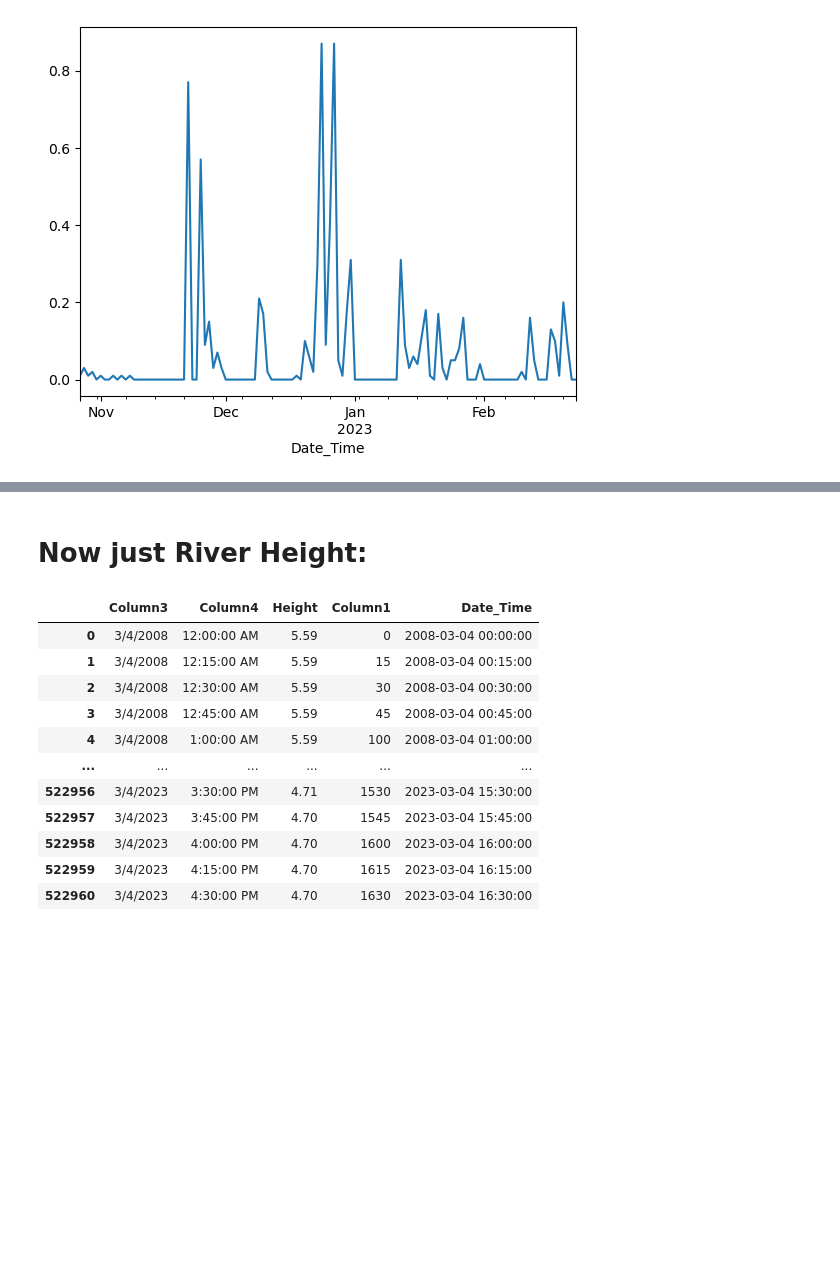
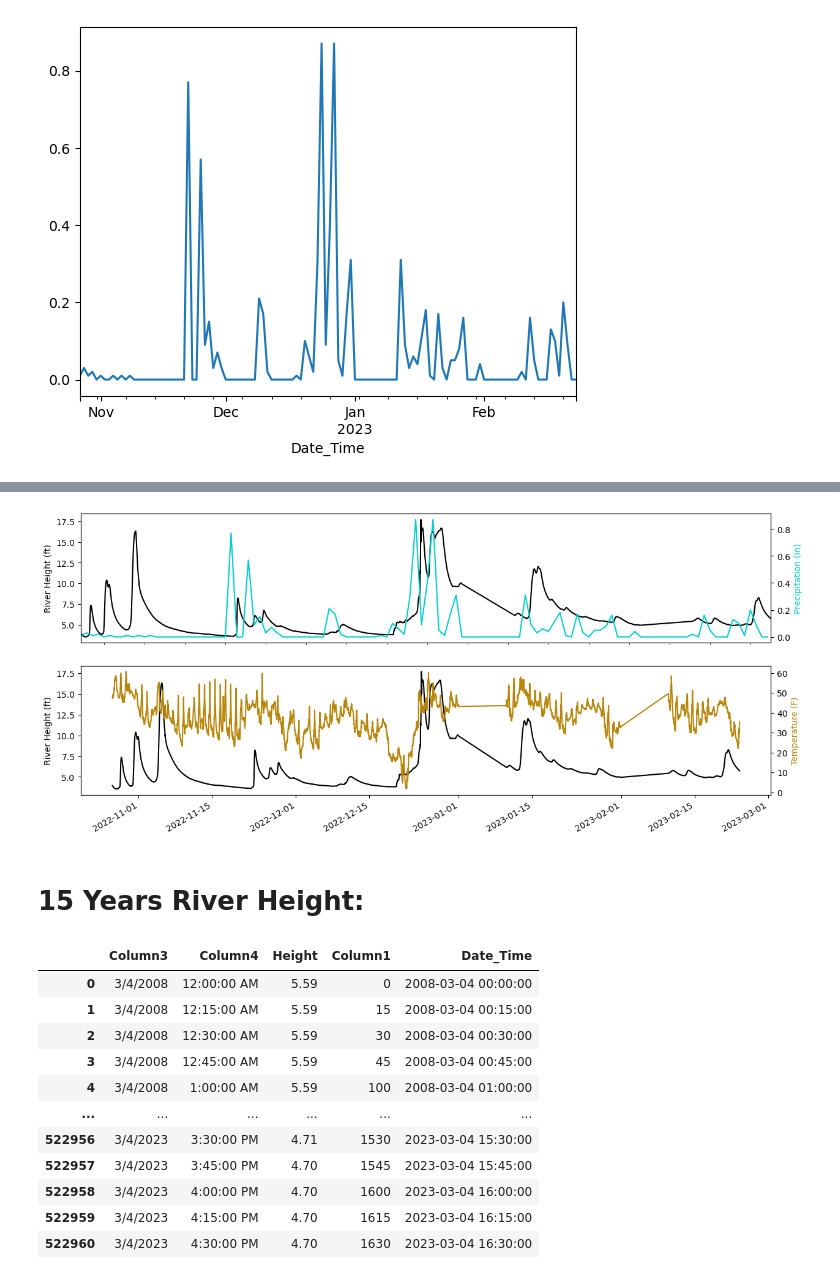
Before and after one commit to tydunn1/Nooksack_River_Analysis, a Jupyter notebook: Final.ipynb, the cells around one changed output, grey strips where cells are left out. Drawn from its saved outputs; the diff is of its cells as text; code cells hidden in the pictures; blank space fills up the shorter version.

```diff
--- a/Final.ipynb
+++ b/Final.ipynb
@@ -58,5 +59,25 @@ axes[2].plot(df.Date_Time, df.Temp)
+# %%
+fig, axes = plt.subplots(figsize = (12, 6), nrows = 2)
+ax0, ax1 = axes
+fig.tight_layout() # add spacing between plots
+
+axes[0].plot(df.Date_Time, df.Height, color = 'black')
+ax0 = rain_resamp.plot(ax = axes[0], secondary_y = True, color = 'darkturquoise')
+axes[0].set_ylabel('River Height (ft)')
+ax0.set_ylabel('Precipitation (in)', color = 'darkturquoise') # secondary axis
+axes[0].set_xlabel('')
+axes[0].set_xticks([])
+
+axes[1].plot(df.Date_Time, df.Height, color = 'black')
+ax1 = df.plot(x = 'Date_Time', y = 'Temp', ax = axes[1], secondary_y = True, color = 'darkgoldenrod')
+axes[1].set_ylabel('River Height (ft)')
+ax1.set_ylabel('Temperature (F)', color = 'darkgoldenrod') # secondary axis
+axes[1].set_xlabel('')
+axes[1].get_legend().remove()
+# %% [output]
+[figure, added]
 # %% [markdown]
-# Now just River Height:
+# 15 Years River Height:
 # %%
 df_0 = pd.read_csv("CSVs/RiverHeight_15_Years.csv", parse_dates = [4])
 df_0
```
Also changed, not shown: parts of 2 cells of this notebook.
